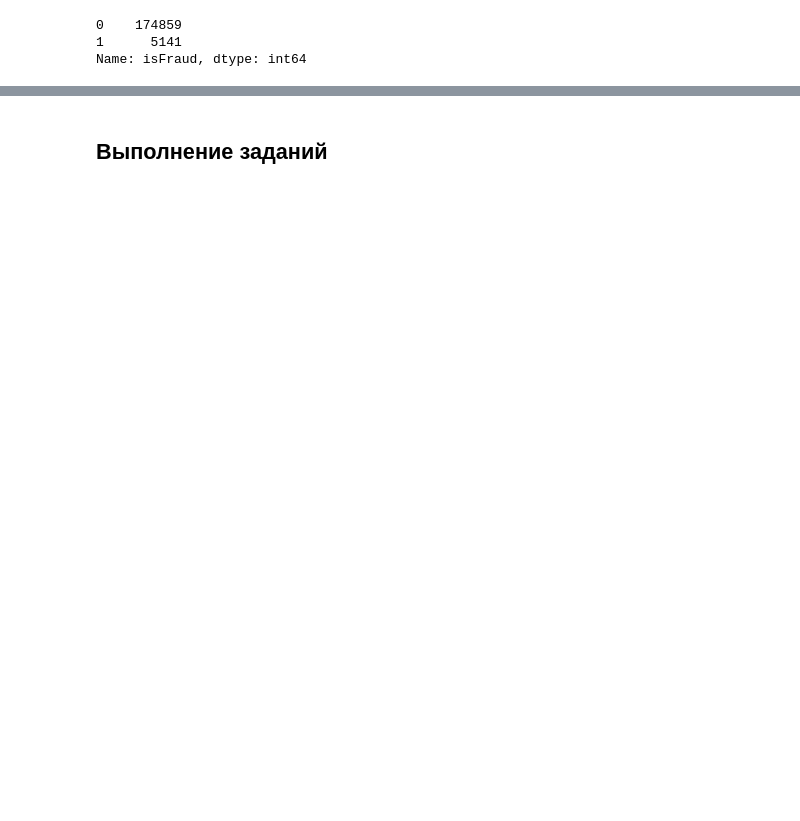
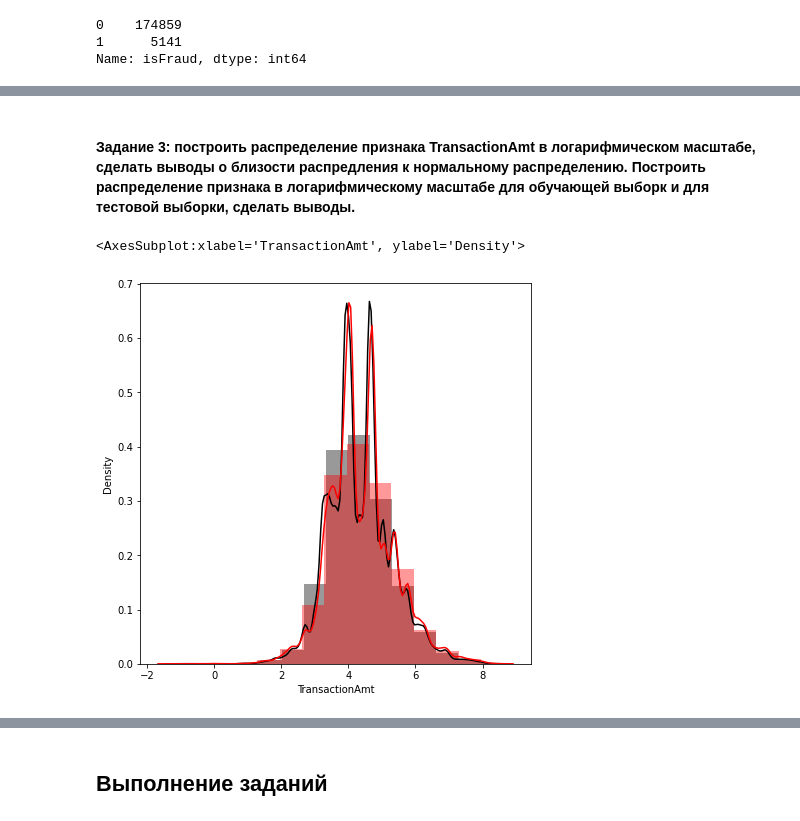
Before and after one commit to OlegRev/SportsDataAnalysis.KagglePlatform, a Jupyter notebook: hw_lesson_2.ipynb, the cells around one changed output, grey strips where cells are left out. Cells and saved outputs as stored; diff of their text form; code cells hidden in the pictures; blank space fills up the shorter version.

```diff
--- a/hw_lesson_2.ipynb
+++ b/hw_lesson_2.ipynb
@@ -214,0 +273,11 @@ test_df.describe()
+# %% [markdown]
+<p><a name="task_2_3"></a></p>
+
+#### Задание 3: построить распределение признака TransactionAmt в логарифмическом масштабе, сделать выводы о близости распредления к нормальному распределению. Построить распределение признака в логарифмическому масштабе для обучающей выборк и для тестовой выборки, сделать выводы.
+# %%
+fig = plt.figure(figsize=(7, 7))
+sns.distplot(np.log(train_df.TransactionAmt), bins=15, color="black")
+sns.distplot(np.log(test_df.TransactionAmt), bins=15, color="red")
+# %% [output]
+<AxesSubplot:xlabel='TransactionAmt', ylabel='Density'>
+[figure, added]
```
Also changed, not shown: parts of 57 cells of this notebook.
